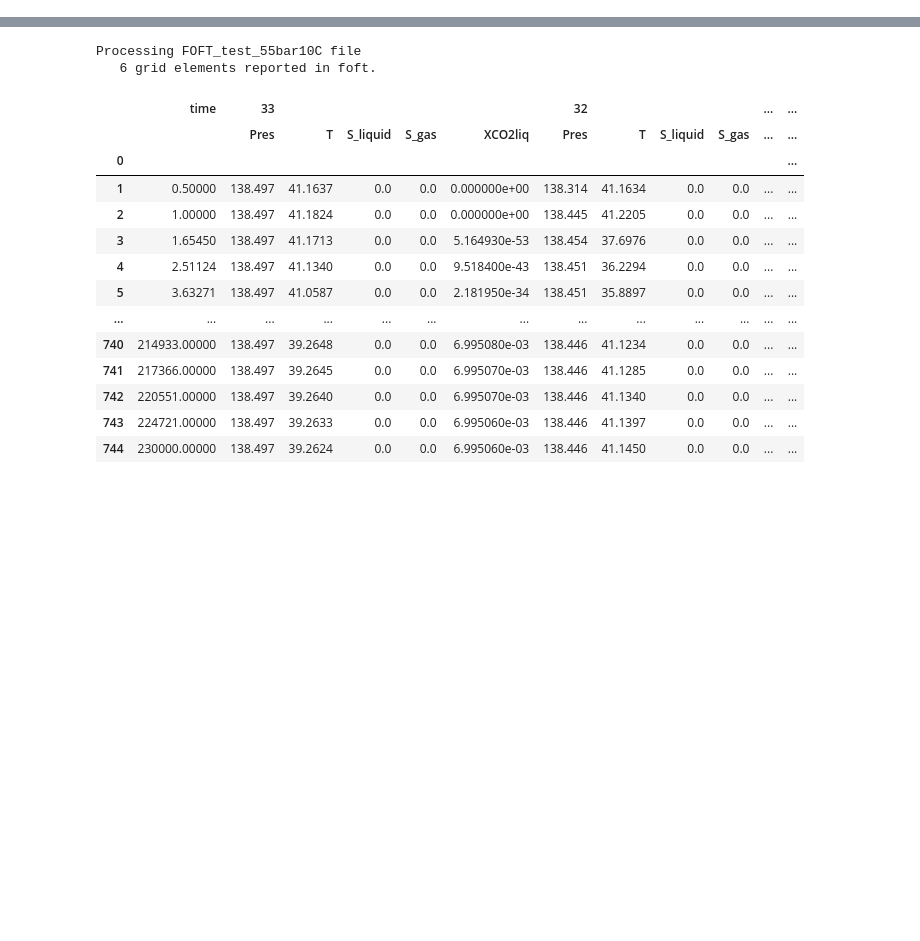
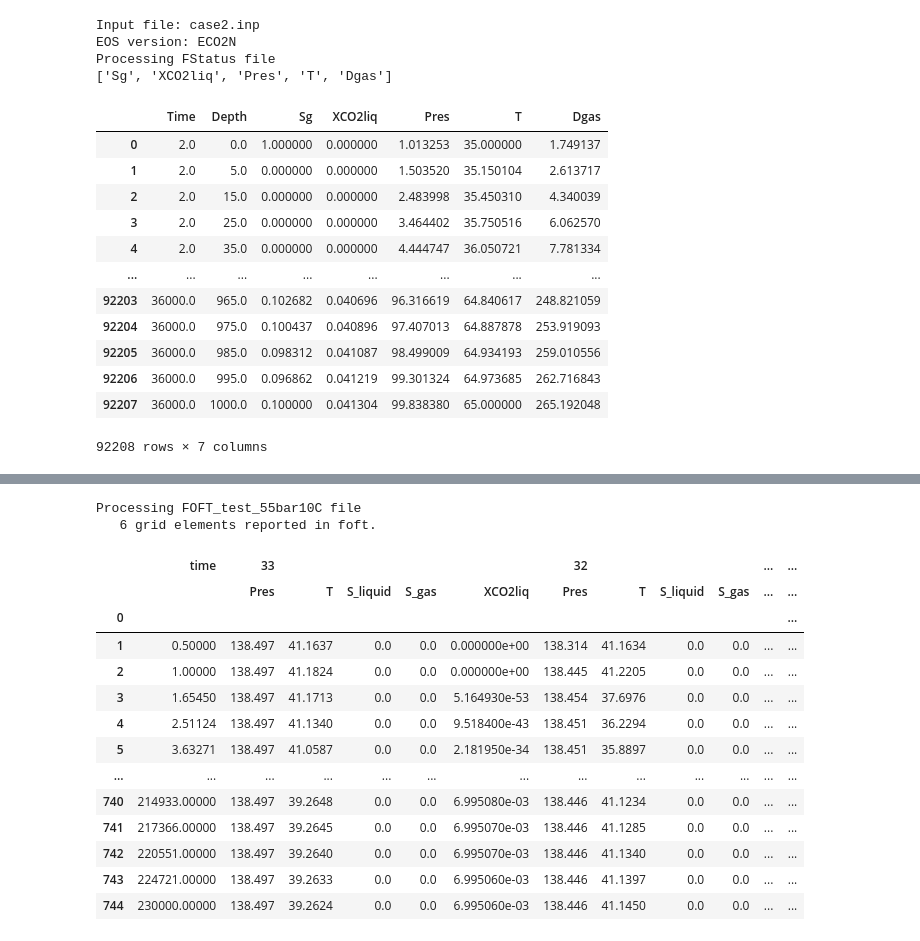
Before and after one commit to equinor/T2Well_post, a Jupyter notebook: plot_T2Well_files.ipynb, the cells around one changed output, grey strips where cells are left out. Cells and saved outputs as stored; diff of their text form; code cells hidden in the pictures; blank space fills up the shorter version.

```diff
--- a/plot_T2Well_files.ipynb
+++ b/plot_T2Well_files.ipynb
@@ -76,0 +74,61 @@ conne
+# %%
+os.chdir(old_path)
+path = '/scratch/SCS/gpb/T2WELL/T2Well_post/sample_files/sample_T2Well_ECO2N/'
+# path = '/scratch/SCS/gpb/T2WELL/ECO2M_case/'
+os.chdir(path)
+
+raw_names = tuple([r'fflow', r'fstatus', r'coft', r'foft'])
+fnames = []
+plot_bool = dict()
+fnames_map=dict()
+
+for f in os.listdir():
+    if f.lower().startswith(raw_names):
+        f_size = os.path.getsize(f)
+        if f_size>0:
+            fnames.append(f)
+            flabel = f.lower().split('_')[0]
+            fnames_map[flabel]=f
+            plot_bool[flabel] = True
+
+    elif f.endswith(tuple(['.in', '.inp'])):
+        ip_file = f
+
+    elif f.endswith('out'):
+        op_file = f
+
+
+EOS = get_EOS(op_file)
+print('Input file: {:s}'.format(ip_file))
+print('EOS version: {:s}'.format(EOS))
+
+
+eleme, conne = read_ipMESH(ip_file)
+
+
+ip_file = fnames_map['fstatus']
+
+
+var, df = read_FStatus(ip_file, EOS)
+
+print(var)
+
+df
+# %% [output]
+Input file: case2.inp
+EOS version: ECO2N
+Processing FStatus file
+['Sg', 'XCO2liq', 'Pres', 'T', 'Dgas']
+|  | Time | Depth | Sg | XCO2liq | Pres | T | Dgas |
+| 0 | 2.0 | 0.0 | 1.000000 | 0.000000 | 1.013253 | 35.000000 | 1.749137 |
+| 1 | 2.0 | 5.0 | 0.000000 | 0.000000 | 1.503520 | 35.150104 | 2.613717 |
+| 2 | 2.0 | 15.0 | 0.000000 | 0.000000 | 2.483998 | 35.450310 | 4.340039 |
+| 3 | 2.0 | 25.0 | 0.000000 | 0.000000 | 3.464402 | 35.750516 | 6.062570 |
+| 4 | 2.0 | 35.0 | 0.000000 | 0.000000 | 4.444747 | 36.050721 | 7.781334 |
+| ... | ... | ... | ... | ... | ... | ... | ... |
+| 92203 | 36000.0 | 965.0 | 0.102682 | 0.040696 | 96.316619 | 64.840617 | 248.821059 |
+| 92204 | 36000.0 | 975.0 | 0.100437 | 0.040896 | 97.407013 | 64.887878 | 253.919093 |
+| 92205 | 36000.0 | 985.0 | 0.098312 | 0.041087 | 98.499009 | 64.934193 | 259.010556 |
+| 92206 | 36000.0 | 995.0 | 0.096862 | 0.041219 | 99.301324 | 64.973685 | 262.716843 |
+| 92207 | 36000.0 | 1000.0 | 0.100000 | 0.041304 | 99.838380 | 65.000000 | 265.192048 |
+92208 rows × 7 columns
```
Also changed, not shown: parts of 5 cells of this notebook.
